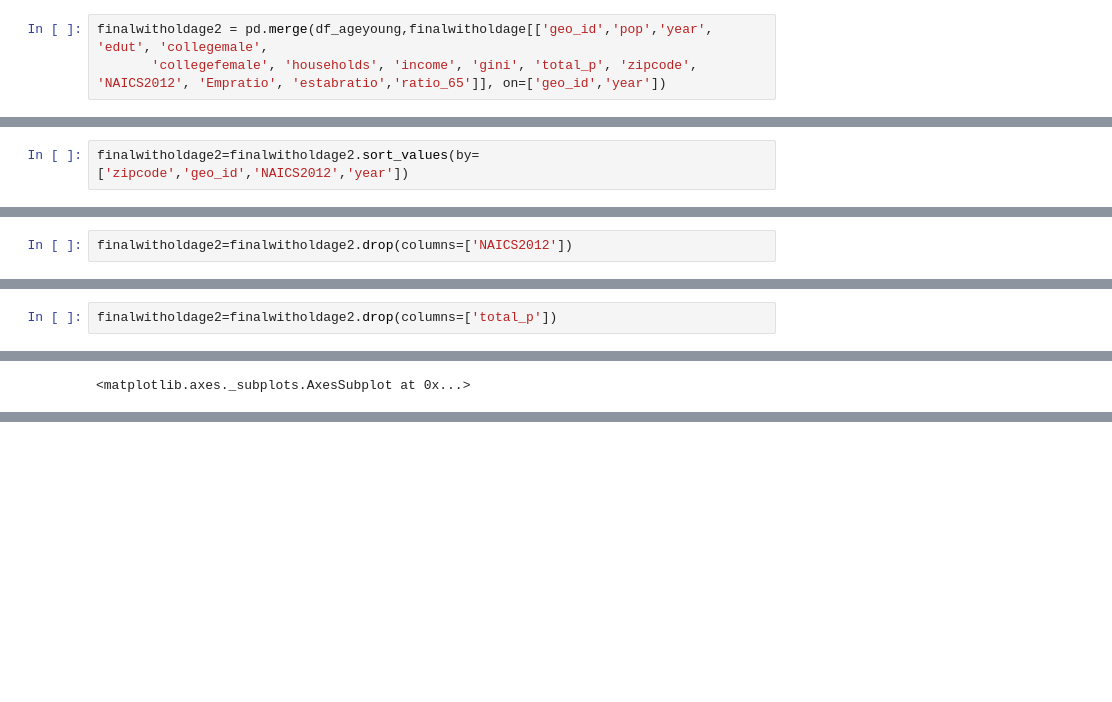
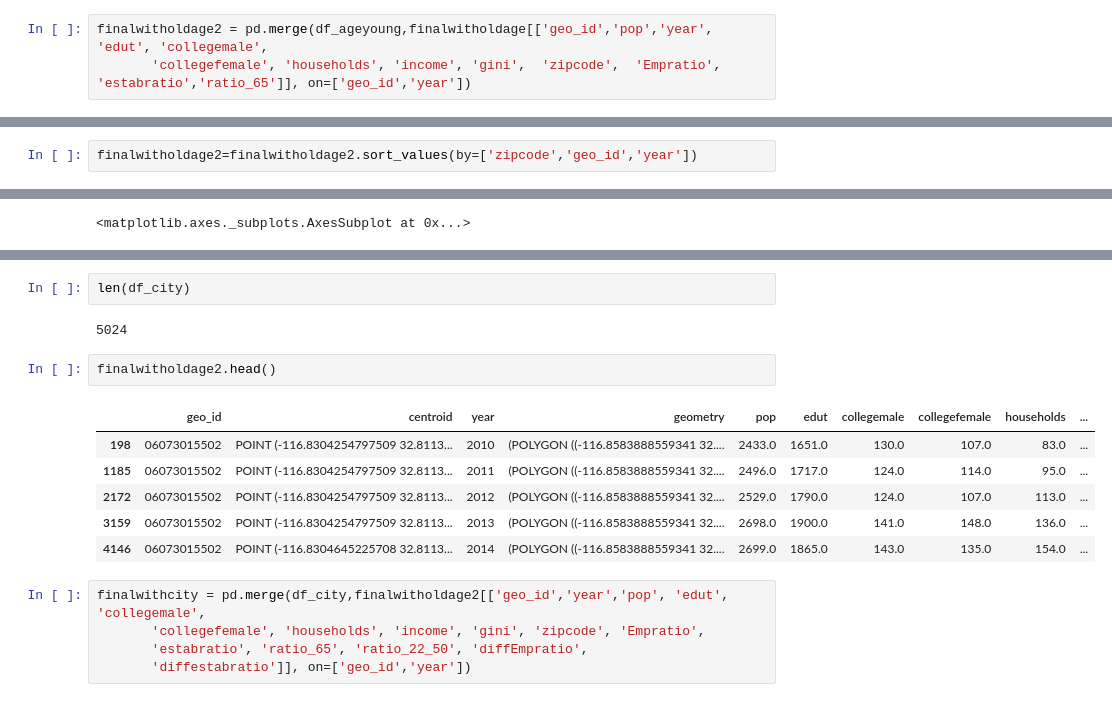
Before and after one commit to JasonZhangzy1757/CUSP-Capstone, a Jupyter notebook: US_Ignite_fed_data_merge_clean.ipynb, the cells around one changed output, grey strips where cells are left out. Cells and saved outputs as stored; diff of their text form; blank space fills up the shorter version.

```diff
--- a/US_Ignite_fed_data_merge_clean.ipynb
+++ b/US_Ignite_fed_data_merge_clean.ipynb
@@ -810,16 +771,14 @@ Merging shapefiles...
 Finalizing data...
 # %%
 finalwitholdage2 = pd.merge(df_ageyoung,finalwitholdage[['geo_id','pop','year', 'edut', 'collegemale',
-       'collegefemale', 'households', 'income', 'gini', 'total_p', 'zipcode', 'NAICS2012', 'Empratio', 'estabratio','ratio_65']], on=['geo_id','year'])
+       'collegefemale', 'households', 'income', 'gini',  'zipcode',  'Empratio', 'estabratio','ratio_65']], on=['geo_id','year'])
 # %%
 finalwitholdage2['ratio_22_50']=(finalwitholdage2['male1']+finalwitholdage2['male2']+finalwitholdage2['male3']+
 finalwitholdage2['male4']+finalwitholdage2['male5']+finalwitholdage2['male6']
                             +finalwitholdage2['female1']+finalwitholdage2['female2']+finalwitholdage2['female3']+
 finalwitholdage2['female4']+finalwitholdage2['female5']+finalwitholdage2['female6'])/finalwitholdage2['pop']
 # %%
-finalwitholdage2=finalwitholdage2.sort_values(by=['zipcode','geo_id','NAICS2012','year'])
+finalwitholdage2=finalwitholdage2.sort_values(by=['zipcode','geo_id','year'])
 # %%
 finalwitholdage2=finalwitholdage2.drop(columns=['male1','male2','male3','male4','male5','male6','female1','female2','female3',
               'female4','female5','female6'])
-# %%
-finalwitholdage2=finalwitholdage2.drop(columns=['NAICS2012'])
@@ -848,5 +790,3 @@ finalwitholdage2.head(500)
 finalwitholdage2['diffEmpratio'] = finalwitholdage2.groupby('geo_id')['Empratio'].diff(-1)
 # %%
 finalwitholdage2['diffestabratio'] = finalwitholdage2.groupby('geo_id')['estabratio'].diff(-1)
-# %%
-finalwitholdage2=finalwitholdage2.drop(columns=['total_p'])
@@ -877,0 +943,18 @@ finalwitholdage2['diffEmpratio'].plot(kind ="hist")
+# %%
+len(df_city)
+# %% [output]
+5024
+# %%
+finalwitholdage2.head()
+# %% [output]
+|  | geo_id | centroid | year | geometry | pop | edut | collegemale | collegefemale | households | ... |
+| 198 | 06073015502 | POINT (-116.8304254797509 32.8113... | 2010 | (POLYGON ((-116.8583888559341 32.... | 2433.0 | 1651.0 | 130.0 | 107.0 | 83.0 | ... |
+| 1185 | 06073015502 | POINT (-116.8304254797509 32.8113... | 2011 | (POLYGON ((-116.8583888559341 32.... | 2496.0 | 1717.0 | 124.0 | 114.0 | 95.0 | ... |
+| 2172 | 06073015502 | POINT (-116.8304254797509 32.8113... | 2012 | (POLYGON ((-116.8583888559341 32.... | 2529.0 | 1790.0 | 124.0 | 107.0 | 113.0 | ... |
+| 3159 | 06073015502 | POINT (-116.8304254797509 32.8113... | 2013 | (POLYGON ((-116.8583888559341 32.... | 2698.0 | 1900.0 | 141.0 | 148.0 | 136.0 | ... |
+| 4146 | 06073015502 | POINT (-116.8304645225708 32.8113... | 2014 | (POLYGON ((-116.8583888559341 32.... | 2699.0 | 1865.0 | 143.0 | 135.0 | 154.0 | ... |
+# %%
+finalwithcity = pd.merge(df_city,finalwitholdage2[['geo_id','year','pop', 'edut', 'collegemale',
+       'collegefemale', 'households', 'income', 'gini', 'zipcode', 'Empratio',
+       'estabratio', 'ratio_65', 'ratio_22_50', 'diffEmpratio',
+       'diffestabratio']], on=['geo_id','year'])
```
Also changed, not shown: parts of 60 cells of this notebook, 4 other files.
